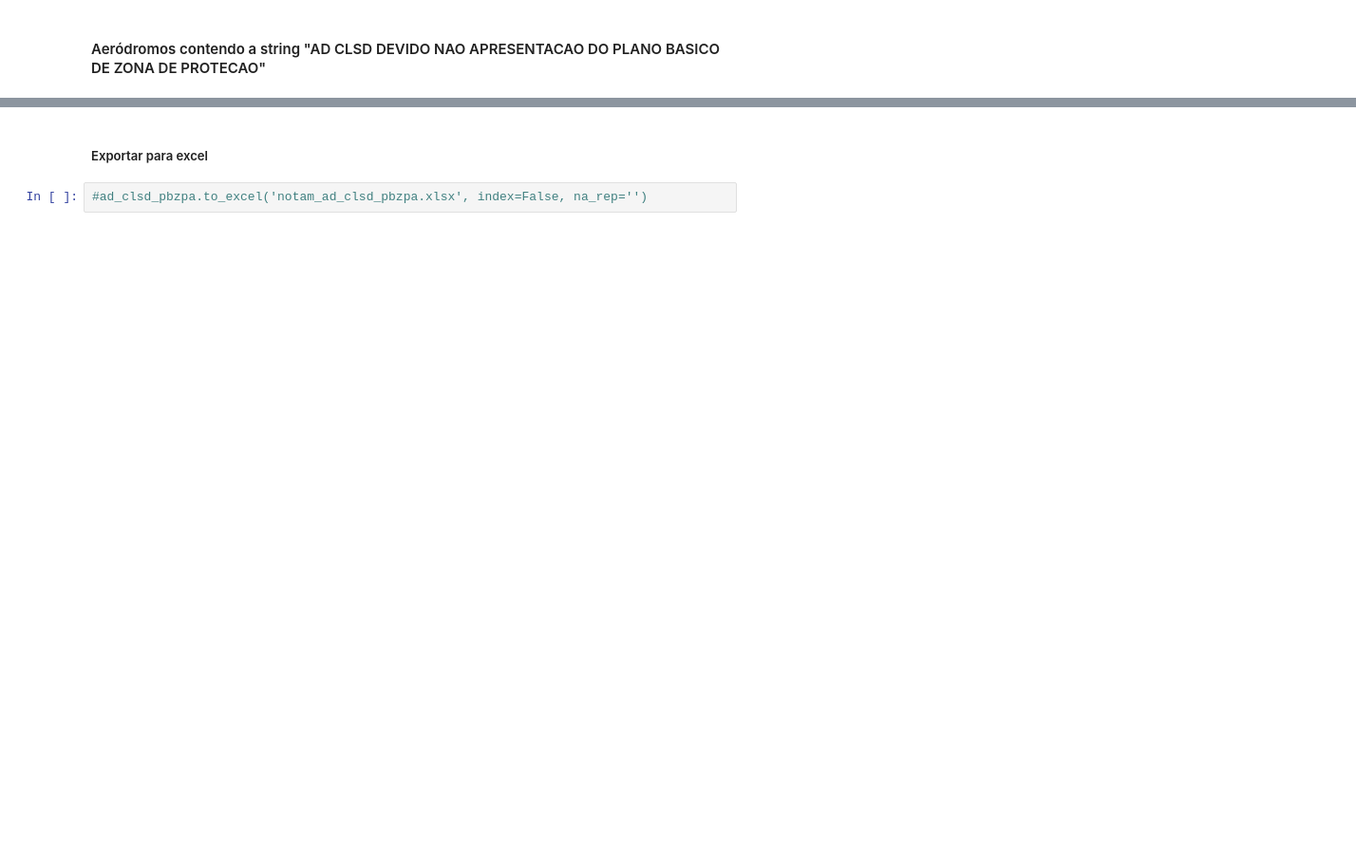
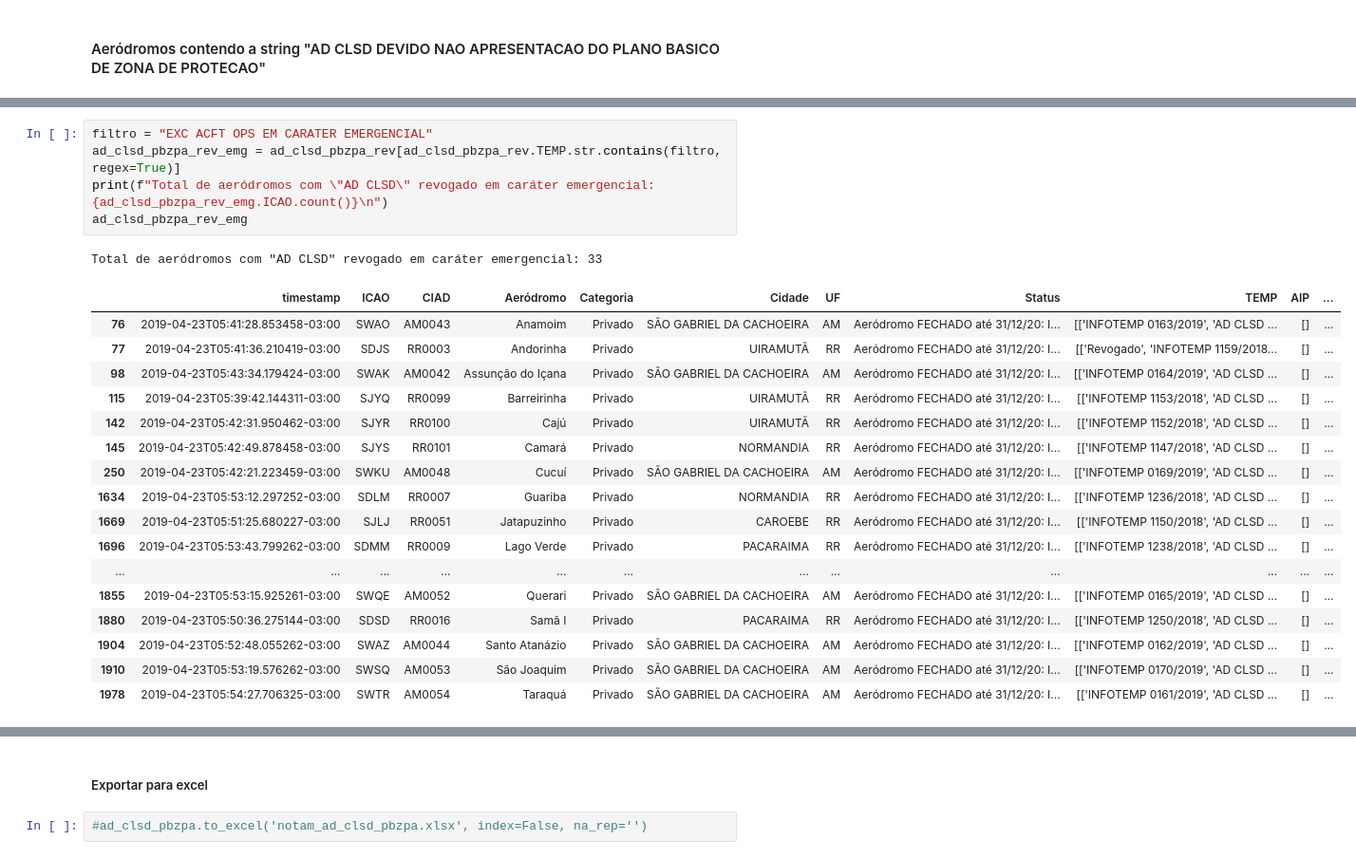
Before and after one commit to Falamarcao/Aerodromes, a Jupyter notebook: AISWeb/AD CLSD PBZPA/AD CLSD.ipynb, the cells around one changed output, grey strips where cells are left out. Shown at 95% size. Saved outputs shown, nothing was run; the diff lists cells and outputs as text; blank space fills up the shorter version.

```diff
--- a/AISWeb/AD CLSD PBZPA/AD CLSD.ipynb
+++ b/AISWeb/AD CLSD PBZPA/AD CLSD.ipynb
@@ -81,0 +173,24 @@ aero_null.head()
+# %%
+filtro = "EXC ACFT OPS EM CARATER EMERGENCIAL"
+ad_clsd_pbzpa_rev_emg = ad_clsd_pbzpa_rev[ad_clsd_pbzpa_rev.TEMP.str.contains(filtro, regex=True)]
+print(f"Total de aeródromos com \"AD CLSD\" revogado em caráter emergencial: {ad_clsd_pbzpa_rev_emg.ICAO.count()}\n")
+ad_clsd_pbzpa_rev_emg
+# %% [output]
+Total de aeródromos com "AD CLSD" revogado em caráter emergencial: 33
+|  | timestamp | ICAO | CIAD | Aeródromo | Categoria | Cidade | UF | Status | TEMP | AIP | ... |
+| 76 | 2019-04-23T05:41:28.853458-03:00 | SWAO | AM0043 | Anamoim | Privado | SÃO GABRIEL DA CACHOEIRA | AM | Aeródromo FECHADO até 31/12/20: I... | [['INFOTEMP 0163/2019', 'AD CLSD ... | [] | ... |
+| 77 | 2019-04-23T05:41:36.210419-03:00 | SDJS | RR0003 | Andorinha | Privado | UIRAMUTÃ | RR | Aeródromo FECHADO até 31/12/20: I... | [['Revogado', 'INFOTEMP 1159/2018... | [] | ... |
+| 98 | 2019-04-23T05:43:34.179424-03:00 | SWAK | AM0042 | Assunção do Içana | Privado | SÃO GABRIEL DA CACHOEIRA | AM | Aeródromo FECHADO até 31/12/20: I... | [['INFOTEMP 0164/2019', 'AD CLSD ... | [] | ... |
+| 115 | 2019-04-23T05:39:42.144311-03:00 | SJYQ | RR0099 | Barreirinha | Privado | UIRAMUTÃ | RR | Aeródromo FECHADO até 31/12/20: I... | [['INFOTEMP 1153/2018', 'AD CLSD ... | [] | ... |
+| 142 | 2019-04-23T05:42:31.950462-03:00 | SJYR | RR0100 | Cajú | Privado | UIRAMUTÃ | RR | Aeródromo FECHADO até 31/12/20: I... | [['INFOTEMP 1152/2018', 'AD CLSD ... | [] | ... |
+| 145 | 2019-04-23T05:42:49.878458-03:00 | SJYS | RR0101 | Camará | Privado | NORMANDIA | RR | Aeródromo FECHADO até 31/12/20: I... | [['INFOTEMP 1147/2018', 'AD CLSD ... | [] | ... |
+| 250 | 2019-04-23T05:42:21.223459-03:00 | SWKU | AM0048 | Cucuí | Privado | SÃO GABRIEL DA CACHOEIRA | AM | Aeródromo FECHADO até 31/12/20: I... | [['INFOTEMP 0169/2019', 'AD CLSD ... | [] | ... |
+| 1634 | 2019-04-23T05:53:12.297252-03:00 | SDLM | RR0007 | Guariba | Privado | NORMANDIA | RR | Aeródromo FECHADO até 31/12/20: I... | [['INFOTEMP 1236/2018', 'AD CLSD ... | [] | ... |
+| 1669 | 2019-04-23T05:51:25.680227-03:00 | SJLJ | RR0051 | Jatapuzinho | Privado | CAROEBE | RR | Aeródromo FECHADO até 31/12/20: I... | [['INFOTEMP 1150/2018', 'AD CLSD ... | [] | ... |
+| 1696 | 2019-04-23T05:53:43.799262-03:00 | SDMM | RR0009 | Lago Verde | Privado | PACARAIMA | RR | Aeródromo FECHADO até 31/12/20: I... | [['INFOTEMP 1238/2018', 'AD CLSD ... | [] | ... |
+| ... | ... | ... | ... | ... | ... | ... | ... | ... | ... | ... | ... |
+| 1855 | 2019-04-23T05:53:15.925261-03:00 | SWQE | AM0052 | Querari | Privado | SÃO GABRIEL DA CACHOEIRA | AM | Aeródromo FECHADO até 31/12/20: I... | [['INFOTEMP 0165/2019', 'AD CLSD ... | [] | ... |
+| 1880 | 2019-04-23T05:50:36.275144-03:00 | SDSD | RR0016 | Samã I | Privado | PACARAIMA | RR | Aeródromo FECHADO até 31/12/20: I... | [['INFOTEMP 1250/2018', 'AD CLSD ... | [] | ... |
+| 1904 | 2019-04-23T05:52:48.055262-03:00 | SWAZ | AM0044 | Santo Atanázio | Privado | SÃO GABRIEL DA CACHOEIRA | AM | Aeródromo FECHADO até 31/12/20: I... | [['INFOTEMP 0162/2019', 'AD CLSD ... | [] | ... |
+| 1910 | 2019-04-23T05:53:19.576262-03:00 | SWSQ | AM0053 | São Joaquim | Privado | SÃO GABRIEL DA CACHOEIRA | AM | Aeródromo FECHADO até 31/12/20: I... | [['INFOTEMP 0170/2019', 'AD CLSD ... | [] | ... |
+| 1978 | 2019-04-23T05:54:27.706325-03:00 | SWTR | AM0054 | Taraquá | Privado | SÃO GABRIEL DA CACHOEIRA | AM | Aeródromo FECHADO até 31/12/20: I... | [['INFOTEMP 0161/2019', 'AD CLSD ... | [] | ... |
```
Also changed, not shown: parts of 30 cells of this notebook, 1 other file.
